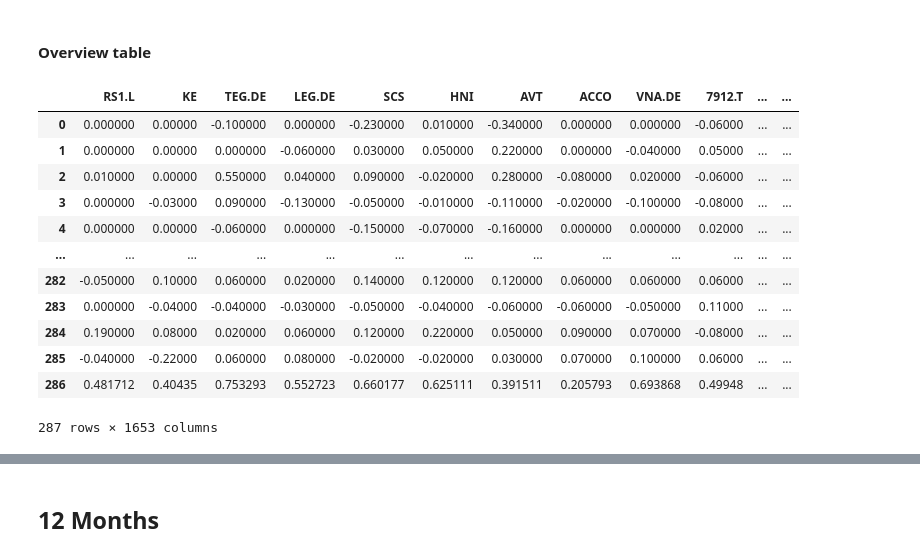
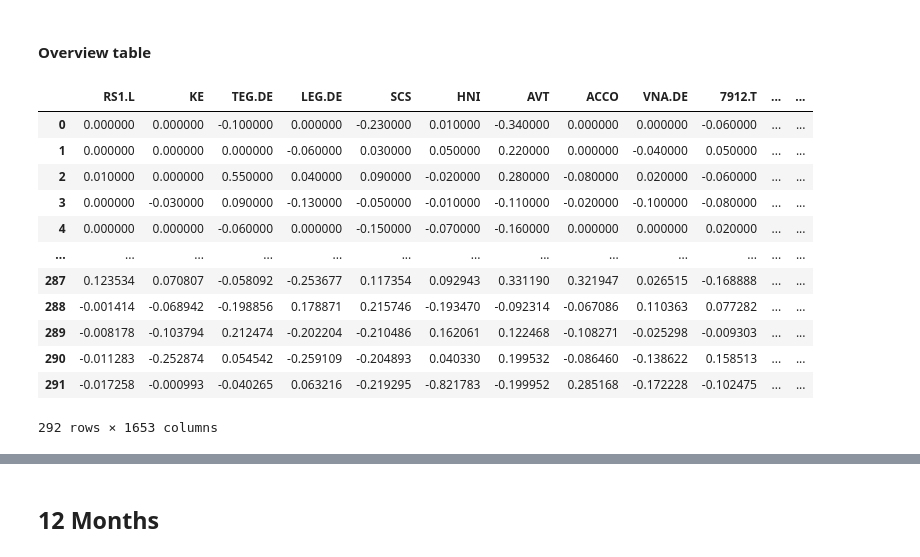
Before and after one commit to Herb-sh/sustainability_portfolio_optimisation, a Jupyter notebook: notebooks/4. models/XGBooster/4.3.1.XGBooster-univariate.ipynb, the cells around one changed output, grey strips where cells are left out. Cells and saved outputs as stored; diff of their text form; code cells hidden in the pictures.

Commit message:
Train/Test data & prediction fixes - univariate

```diff
--- a/notebooks/4. models/XGBooster/4.3.1.XGBooster-univariate.ipynb
+++ b/notebooks/4. models/XGBooster/4.3.1.XGBooster-univariate.ipynb
@@ -70,9 +71,9 @@ XGBRegressor(base_score=None, booster=None, callbacks=None,
              multi_strategy=None, n_estimators=1000, n_jobs=None,
              num_parallel_tree=None, random_state=None, ...)
 # %%
-importlib.reload(comparison)
+importlib.reload(train_test)
 months_1m = 1
-X_train_1m, y_train_1m, X_test_1m, y_test_1m = train_test.get_train_test(df_tabular, months=1)
+X_train_1m, y_train_1m, X_test_1m, y_test_1m, min_datestr = train_test.get_train_test(df_tabular, months=1)
 # reset index
 X_train_1m.reset_index(drop=True, inplace=True)
 y_train_1m.reset_index(drop=True, inplace=True)
@@ -158,10 +167,10 @@ Funds remaining: €35.67
 ## 6 Months
 # %%
 importlib.reload(train_test)
-X_train, y_train, X_test, y_test = train_test.get_train_test(df_tabular, months=60, target_key='m_return_target(t+6)')
+X_train, y_train, X_test, y_test, min_datestr = train_test.get_train_test(df_tabular, months=60, target_key='m_return_target(t+6)')
 
 #
-model = xgboost.XGBRegressor(n_estimators=1000)
-model.fit(X_train, y_train,
+model_6m = xgboost.XGBRegressor(n_estimators=1000)
+model_6m.fit(X_train, y_train,
           eval_set=[(X_train, y_train), (X_test, y_test)],
           verbose=False)
@@ -168,8 +189,4 @@ model.fit(X_train, y_train,
 # %%
 months_6m = 6
-X_train_6m, y_train_6m, X_test_6m, y_test_6m = train_test.get_train_test(df_tabular, months=6,
+X_train_6m, y_train_6m, X_test_6m, y_test_6m, min_datestr = train_test.get_train_test(df_tabular, months=6,
                                                                          target_key='m_return_target(t+6)')
-
-# Predictions
-y_train_pred_6m = model.predict(X_train_6m)
-y_test_pred_6m = model.predict(X_test_6m)
@@ -181,3 +193,15 @@ y_train_mean_pred_6m, y_test_mean_pred_6m = comparison.get_train_test_mean_pred(
+# %%
+dt = datetime.strptime(min_datestr, '%Y-%m-%d')
+
+# get all training months without the last 6 months
+X_train_input_6m = X_train_6m.head(len(X_train_6m) - len(df.columns)*months_6m)
+# Get last 6 months of the training dataset and use as input to predict the next 6 months
+X_test_input_6m = X_train_6m.tail(len(df.columns)*months_6m)
+
+# Trained
+y_train_pred_6m = model_6m.predict(X_train_input_6m)
+# Predictions
+y_test_pred_6m = model_6m.predict(X_test_input_6m)
 # %% [markdown]
 ### 6 Months Actual vs Prediction
 # %%
@@ -190,25 +217,25 @@ comparison.generate_plot(df, df_tabular, y_train_mean_pred_6m, y_test_mean_pred_
 # %%
 # Get train true values followed with predicted month/s
 y_train_6m_list = y_train_6m['m_return_target(t+6)'].tolist()
-y_test_6m_list = y_test_pred_6m.tolist()
+y_pred_6m_list = y_test_pred_6m.tolist()
 #
-df_to_evaluate_6m = comparison.get_df_to_evaluate(df, y_train_1m_list, y_test_1m_list)
+df_to_evaluate_6m = comparison.get_df_from_pred_list(df, y_train_1m_list, y_pred_6m_list)
 df_to_evaluate_6m = df_to_evaluate_6m - 1
 df_to_evaluate_6m
 # %% [output]
 |  | RS1.L | KE | TEG.DE | LEG.DE | SCS | HNI | AVT | ACCO | VNA.DE | 7912.T | ... | ... |
-| 0 | 0.000000 | 0.00000 | -0.100000 | 0.000000 | -0.230000 | 0.010000 | -0.340000 | 0.000000 | 0.000000 | -0.06000 | ... | ... |
-| 1 | 0.000000 | 0.00000 | 0.000000 | -0.060000 | 0.030000 | 0.050000 | 0.220000 | 0.000000 | -0.040000 | 0.05000 | ... | ... |
-| 2 | 0.010000 | 0.00000 | 0.550000 | 0.040000 | 0.090000 | -0.020000 | 0.280000 | -0.080000 | 0.020000 | -0.06000 | ... | ... |
-| 3 | 0.000000 | -0.03000 | 0.090000 | -0.130000 | -0.050000 | -0.010000 | -0.110000 | -0.020000 | -0.100000 | -0.08000 | ... | ... |
-| 4 | 0.000000 | 0.00000 | -0.060000 | 0.000000 | -0.150000 | -0.070000 | -0.160000 | 0.000000 | 0.000000 | 0.02000 | ... | ... |
+| 0 | 0.000000 | 0.000000 | -0.100000 | 0.000000 | -0.230000 | 0.010000 | -0.340000 | 0.000000 | 0.000000 | -0.060000 | ... | ... |
+| 1 | 0.000000 | 0.000000 | 0.000000 | -0.060000 | 0.030000 | 0.050000 | 0.220000 | 0.000000 | -0.040000 | 0.050000 | ... | ... |
+| 2 | 0.010000 | 0.000000 | 0.550000 | 0.040000 | 0.090000 | -0.020000 | 0.280000 | -0.080000 | 0.020000 | -0.060000 | ... | ... |
+| 3 | 0.000000 | -0.030000 | 0.090000 | -0.130000 | -0.050000 | -0.010000 | -0.110000 | -0.020000 | -0.100000 | -0.080000 | ... | ... |
+| 4 | 0.000000 | 0.000000 | -0.060000 | 0.000000 | -0.150000 | -0.070000 | -0.160000 | 0.000000 | 0.000000 | 0.020000 | ... | ... |
 | ... | ... | ... | ... | ... | ... | ... | ... | ... | ... | ... | ... | ... |
-| 282 | -0.050000 | 0.10000 | 0.060000 | 0.020000 | 0.140000 | 0.120000 | 0.120000 | 0.060000 | 0.060000 | 0.06000 | ... | ... |
-| 283 | 0.000000 | -0.04000 | -0.040000 | -0.030000 | -0.050000 | -0.040000 | -0.060000 | -0.060000 | -0.050000 | 0.11000 | ... | ... |
-| 284 | 0.190000 | 0.08000 | 0.020000 | 0.060000 | 0.120000 | 0.220000 | 0.050000 | 0.090000 | 0.070000 | -0.08000 | ... | ... |
-| 285 | -0.040000 | -0.22000 | 0.060000 | 0.080000 | -0.020000 | -0.020000 | 0.030000 | 0.070000 | 0.100000 | 0.06000 | ... | ... |
-| 286 | 0.481712 | 0.40435 | 0.753293 | 0.552723 | 0.660177 | 0.625111 | 0.391511 | 0.205793 | 0.693868 | 0.49948 | ... | ... |
+| 287 | 0.123534 | 0.070807 | -0.058092 | -0.253677 | 0.117354 | 0.092943 | 0.331190 | 0.321947 | 0.026515 | -0.168888 | ... | ... |
+| 288 | -0.001414 | -0.068942 | -0.198856 | 0.178871 | 0.215746 | -0.193470 | -0.092314 | -0.067086 | 0.110363 | 0.077282 | ... | ... |
+| 289 | -0.008178 | -0.103794 | 0.212474 | -0.202204 | -0.210486 | 0.162061 | 0.122468 | -0.108271 | -0.025298 | -0.009303 | ... | ... |
+| 290 | -0.011283 | -0.252874 | 0.054542 | -0.259109 | -0.204893 | 0.040330 | 0.199532 | -0.086460 | -0.138622 | 0.158513 | ... | ... |
+| 291 | -0.017258 | -0.000993 | -0.040265 | 0.063216 | -0.219295 | -0.821783 | -0.199952 | 0.285168 | -0.172228 | -0.102475 | ... | ... |
-287 rows × 1653 columns
+292 rows × 1653 columns
 # %%
 importlib.reload(comparison)
 df_pred_6m, raw_weights_6m, mu_6m, S_6m, sigma_6m, sharpe_6m = comparison.get_portfolio_performance(df_to_evaluate_6m,
```
Also changed, not shown: parts of 22 cells of this notebook, 3 other files.
